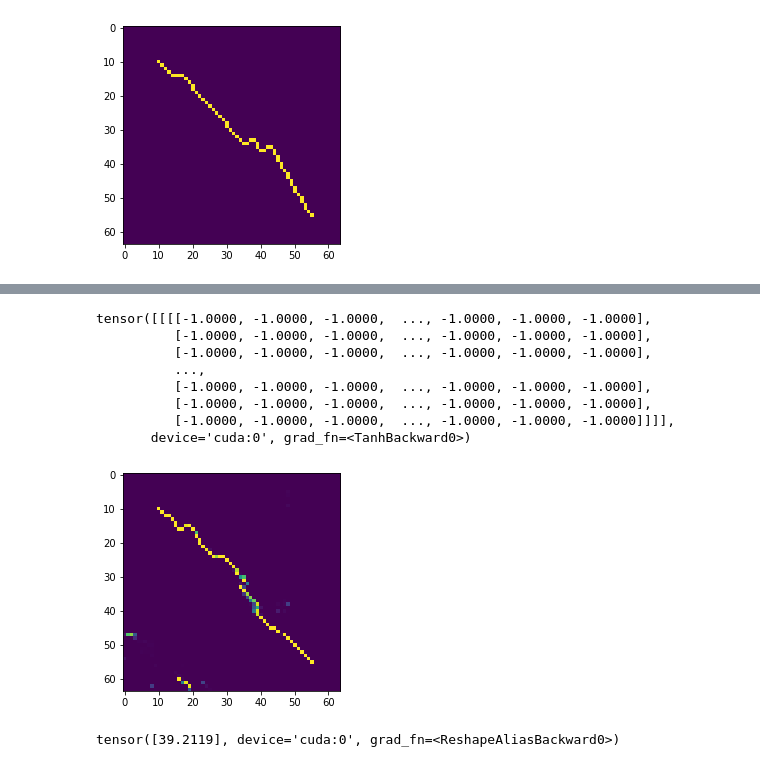
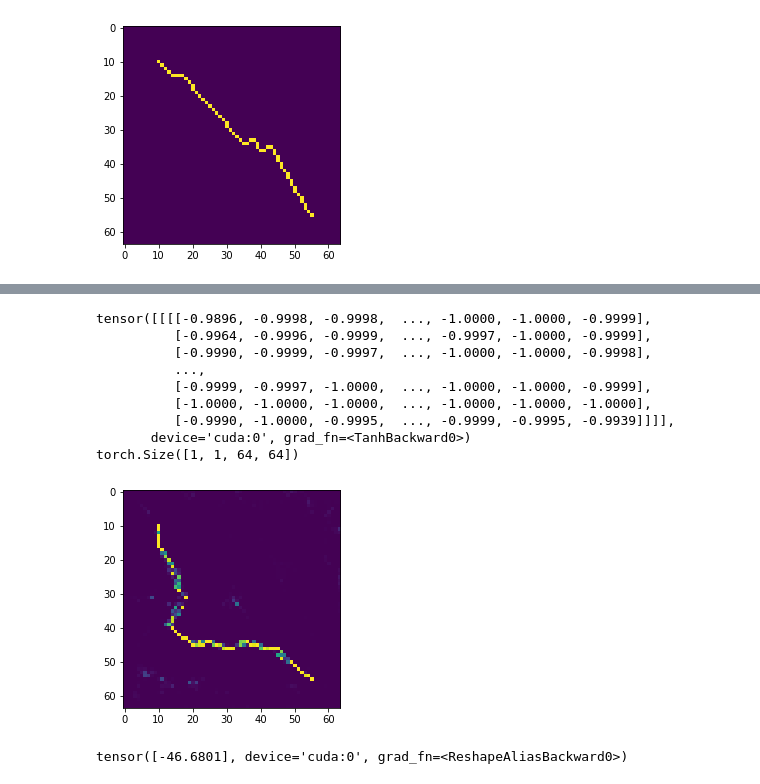
Before and after one commit to AICV-UofGuelph/GAN-NN, a Jupyter notebook: simple-Conditional_GAN.ipynb, the cells around one changed output, grey strips where cells are left out. Saved outputs shown, nothing was run; the diff lists cells and outputs as text; code cells hidden in the pictures.

```diff
--- a/simple-Conditional_GAN.ipynb
+++ b/simple-Conditional_GAN.ipynb
@@ -251,7 +251,7 @@ NUM_EPOCHS = 50
 FEATURES_DISC = 64
 FEATURES_GEN = 64
 
-NUM_CLASSES = 10
+NUM_CLASSES = 2
 GEN_EMBEDDING = 100
 
 #Speicific to WGAN
@@ -426,24 +422,25 @@ Epoch [7/50] Batch 0/200                   Loss D: -9.8945, loss G: 44.4327
 KeyboardInterrupt:
 # %%
 # gen real and fake
-label = 0
+label = 1
 noise = torch.randn(1, NOISE_DIM, 1, 1).to(device)
 fake = gen(noise, torch.tensor([label], dtype=torch.int32, device=device))
+plt.imshow(fake.cpu().detach().numpy()[0][0])
+print(fake)
+print(fake.shape)
+# %% [output]
+tensor([[[[-0.9896, -0.9998, -0.9998,  ..., -1.0000, -1.0000, -0.9999],
+          [-0.9964, -0.9996, -0.9999,  ..., -0.9997, -1.0000, -0.9999],
+          [-0.9990, -0.9999, -0.9997,  ..., -1.0000, -1.0000, -0.9998],
+          ...,
+          [-0.9999, -0.9997, -1.0000,  ..., -1.0000, -1.0000, -0.9999],
+          [-1.0000, -1.0000, -1.0000,  ..., -1.0000, -1.0000, -1.0000],
+          [-0.9990, -1.0000, -0.9995,  ..., -0.9999, -0.9995, -0.9939]]]],
+       device='cuda:0', grad_fn=<TanhBackward0>)
+torch.Size([1, 1, 64, 64])
+[figure, added]
-# %%
-plt.imshow(fake.cpu().detach().numpy()[0][0])
-print(fake)
-# %% [output]
-tensor([[[[-1.0000, -1.0000, -1.0000,  ..., -1.0000, -1.0000, -1.0000],
-          [-1.0000, -1.0000, -1.0000,  ..., -1.0000, -1.0000, -1.0000],
-          [-1.0000, -1.0000, -1.0000,  ..., -1.0000, -1.0000, -1.0000],
-          ...,
-          [-1.0000, -1.0000, -1.0000,  ..., -1.0000, -1.0000, -1.0000],
-          [-1.0000, -1.0000, -1.0000,  ..., -1.0000, -1.0000, -1.0000],
-          [-1.0000, -1.0000, -1.0000,  ..., -1.0000, -1.0000, -1.0000]]]],
-       device='cuda:0', grad_fn=<TanhBackward0>)
-[figure, removed]
 # %%
-output = critic(fake, torch.tensor([3], dtype=torch.int32, device=device)).reshape(-1)
+output = critic(fake, torch.tensor([1], dtype=torch.int32, device=device)).reshape(-1)
 print(output)
 # %% [output]
-tensor([39.2119], device='cuda:0', grad_fn=<ReshapeAliasBackward0>)
+tensor([-46.6801], device='cuda:0', grad_fn=<ReshapeAliasBackward0>)
```
Also changed, not shown: parts of 8 cells of this notebook.
